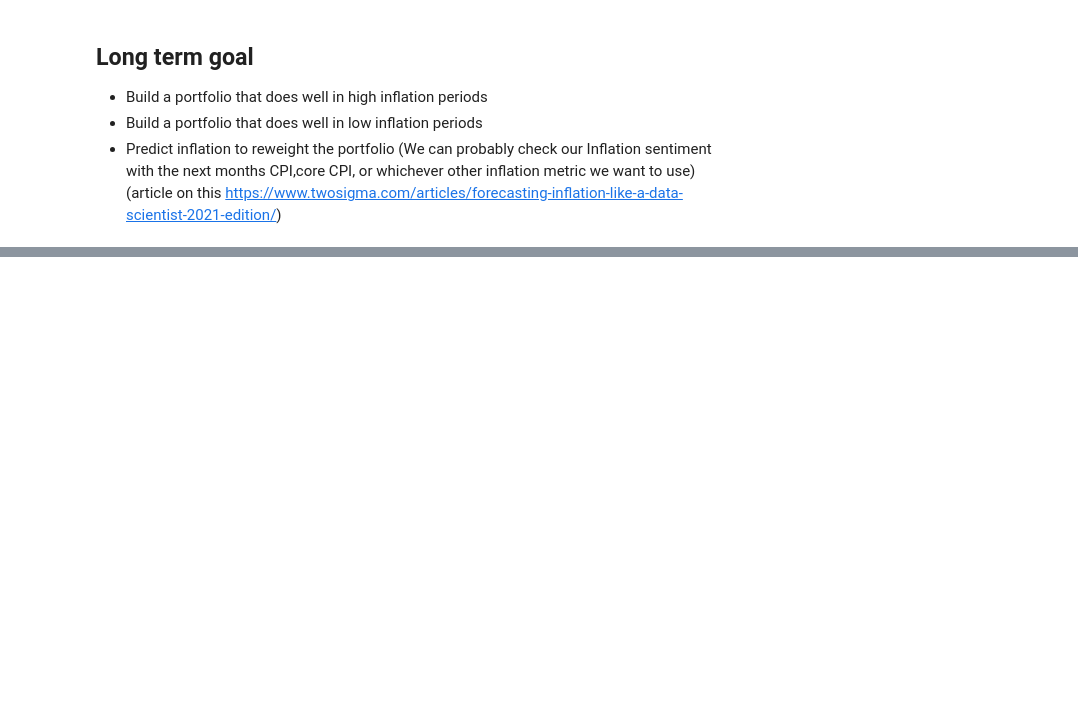
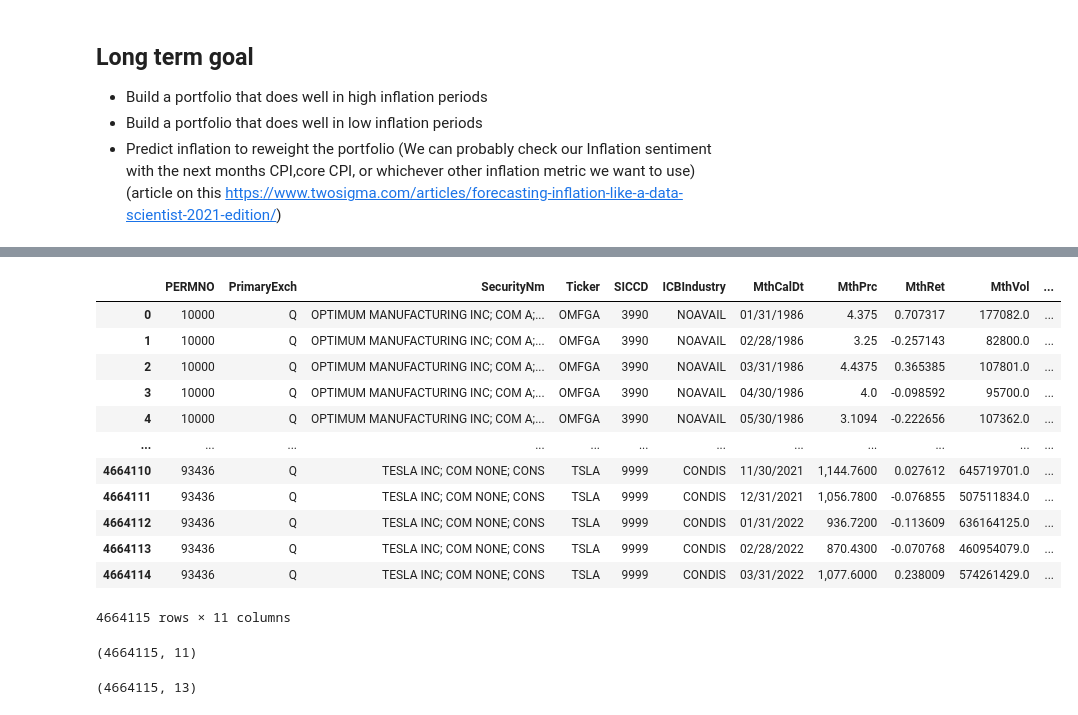
Before and after one commit to pranavrc111/inflation_trading, a Jupyter notebook: trading.ipynb, the cells around one changed output, grey strips where cells are left out. Drawn from its saved outputs; the diff is of its cells as text; code cells hidden in the pictures; blank space fills up the shorter version.

```diff
--- a/trading.ipynb
+++ b/trading.ipynb
@@ -30,0 +130,20 @@ Alt data ideas:
+# %%
+stocks
+# %% [output]
+|  | PERMNO | PrimaryExch | SecurityNm | Ticker | SICCD | ICBIndustry | MthCalDt | MthPrc | MthRet | MthVol | ... |
+| 0 | 10000 | Q | OPTIMUM MANUFACTURING INC; COM A;... | OMFGA | 3990 | NOAVAIL | 01/31/1986 | 4.375 | 0.707317 | 177082.0 | ... |
+| 1 | 10000 | Q | OPTIMUM MANUFACTURING INC; COM A;... | OMFGA | 3990 | NOAVAIL | 02/28/1986 | 3.25 | -0.257143 | 82800.0 | ... |
+| 2 | 10000 | Q | OPTIMUM MANUFACTURING INC; COM A;... | OMFGA | 3990 | NOAVAIL | 03/31/1986 | 4.4375 | 0.365385 | 107801.0 | ... |
+| 3 | 10000 | Q | OPTIMUM MANUFACTURING INC; COM A;... | OMFGA | 3990 | NOAVAIL | 04/30/1986 | 4.0 | -0.098592 | 95700.0 | ... |
+| 4 | 10000 | Q | OPTIMUM MANUFACTURING INC; COM A;... | OMFGA | 3990 | NOAVAIL | 05/30/1986 | 3.1094 | -0.222656 | 107362.0 | ... |
+| ... | ... | ... | ... | ... | ... | ... | ... | ... | ... | ... | ... |
+| 4664110 | 93436 | Q | TESLA INC; COM NONE; CONS | TSLA | 9999 | CONDIS | 11/30/2021 | 1,144.7600 | 0.027612 | 645719701.0 | ... |
+| 4664111 | 93436 | Q | TESLA INC; COM NONE; CONS | TSLA | 9999 | CONDIS | 12/31/2021 | 1,056.7800 | -0.076855 | 507511834.0 | ... |
+| 4664112 | 93436 | Q | TESLA INC; COM NONE; CONS | TSLA | 9999 | CONDIS | 01/31/2022 | 936.7200 | -0.113609 | 636164125.0 | ... |
+| 4664113 | 93436 | Q | TESLA INC; COM NONE; CONS | TSLA | 9999 | CONDIS | 02/28/2022 | 870.4300 | -0.070768 | 460954079.0 | ... |
+| 4664114 | 93436 | Q | TESLA INC; COM NONE; CONS | TSLA | 9999 | CONDIS | 03/31/2022 | 1,077.6000 | 0.238009 | 574261429.0 | ... |
+4664115 rows × 11 columns
+# %%
+stocks.shape
+# %% [output]
+(4664115, 11)
@@ -30,0 +154,4 @@ Alt data ideas:
+# %%
+merged.shape
+# %% [output]
+(4664115, 13)
```
Also changed, not shown: parts of 31 cells of this notebook, 1 other file.
